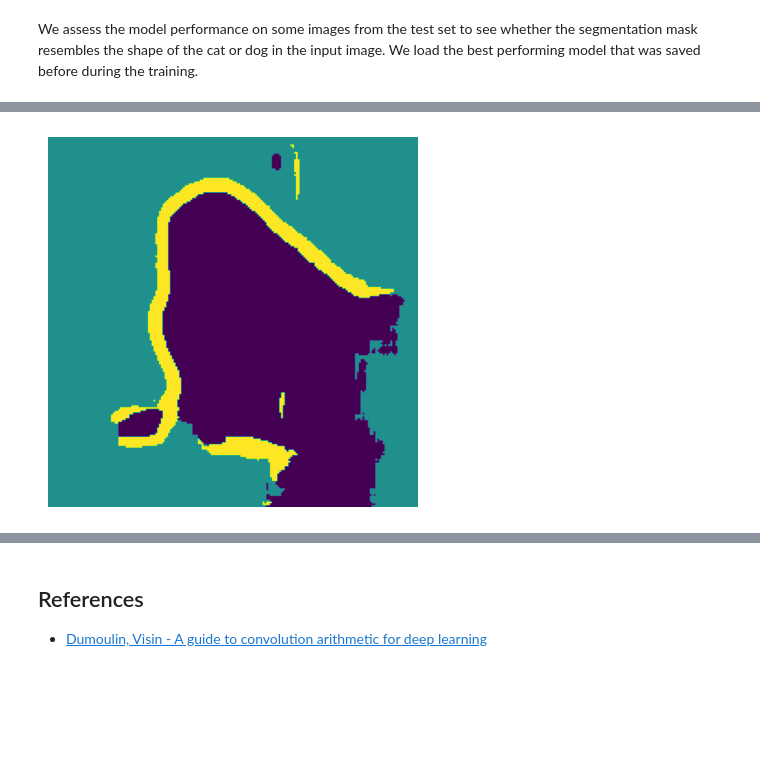
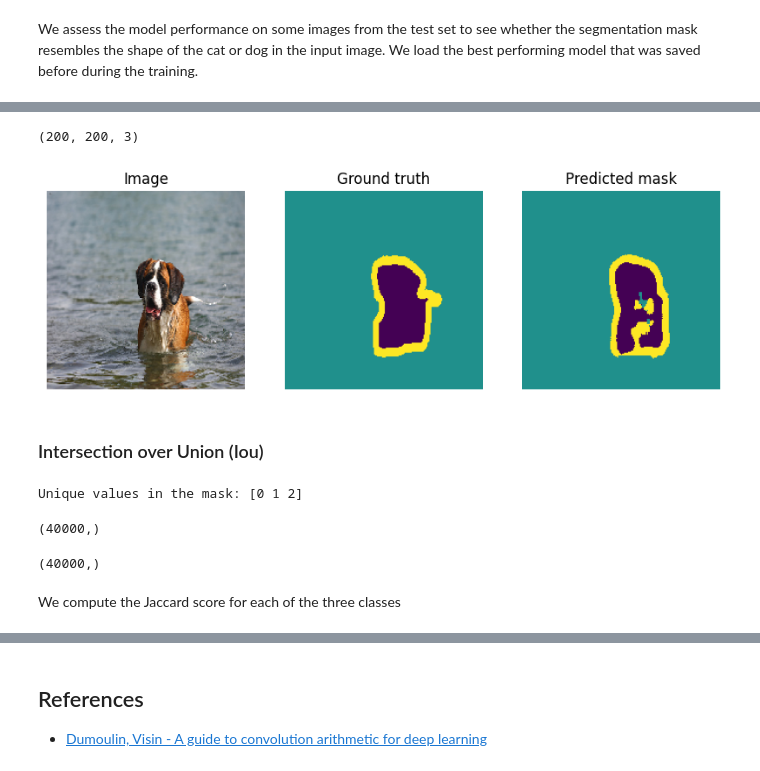
Before and after one commit to luigiselmi/dl_tensorflow, a Jupyter notebook: advanced_computer_vision.ipynb, the cells around one changed output, grey strips where cells are left out. Cells and saved outputs as stored; diff of their text form; code cells hidden in the pictures; blank space fills up the shorter version.

Commit message:
Jaccard score

```diff
--- a/advanced_computer_vision.ipynb
+++ b/advanced_computer_vision.ipynb
@@ -261,8 +265,8 @@ We assess the model performance on some images from the test set to see whether
 from tensorflow.keras.utils import array_to_img
 best_model = keras.models.load_model("oxford_segmentation.keras")
 # %%
-i = 3
-test_image = test_input_imgs[i]
+index = 0
+test_image = test_input_imgs[index]
 plt.axis("off")
 plt.imshow(array_to_img(test_image))
 # %% [output]
@@ -275,10 +279,45 @@ predicted_mask = best_model.predict(np.expand_dims(test_image, 0))[0]
-# %%
-def display_mask(pred):
-    mask = np.argmax(predicted_mask, axis=-1)
-    mask *= 127
-    plt.axis("off")
-    plt.imshow(mask)
+# %%
+predicted_mask.shape
+# %% [output]
+(200, 200, 3)
+# %%
+test_mask = test_targets[index]
+# %%
+def display_mask(img, mask, pred):
+    fig, ax = plt.subplots(nrows=1, ncols=3, figsize=(10, 10))
+    pred_mask = np.argmax(pred, axis=-1)
+    pred_mask *= 127
+    ax[0].axis("off")
+    ax[0].imshow(array_to_img(img))
+    ax[0].set_title("Image")
+    ax[2].axis("off")
+    ax[2].imshow(pred_mask)
+    ax[2].set_title("Predicted mask")
+    ax[1].axis("off")
+    ax[1].imshow(mask)
+    ax[1].set_title("Ground truth")
 # %%
-display_mask(predicted_mask)
+display_mask(test_image, test_mask, predicted_mask)
 # %% [output]
-[figure, old version]
+[figure, new version]
+# %% [markdown]
+### Intersection over Union (Iou)
+# %%
+pred_mask = np.argmax(predicted_mask, axis=-1)
+#pred_mask *= 127
+label_0_unique = np.unique(pred_mask)
+print('Unique values in the mask: {}'.format(label_0_unique))
+# %% [output]
+Unique values in the mask: [0 1 2]
+# %%
+predicted_mask_1d = pred_mask.reshape(200 * 200)
+predicted_mask_1d.shape
+# %% [output]
+(40000,)
+# %%
+test_mask_1d = test_mask.reshape(200 * 200)
+test_mask_1d.shape
+# %% [output]
+(40000,)
+# %% [markdown]
+We compute the Jaccard score for each of the three classes
```
Also changed, not shown: parts of 11 cells of this notebook.
